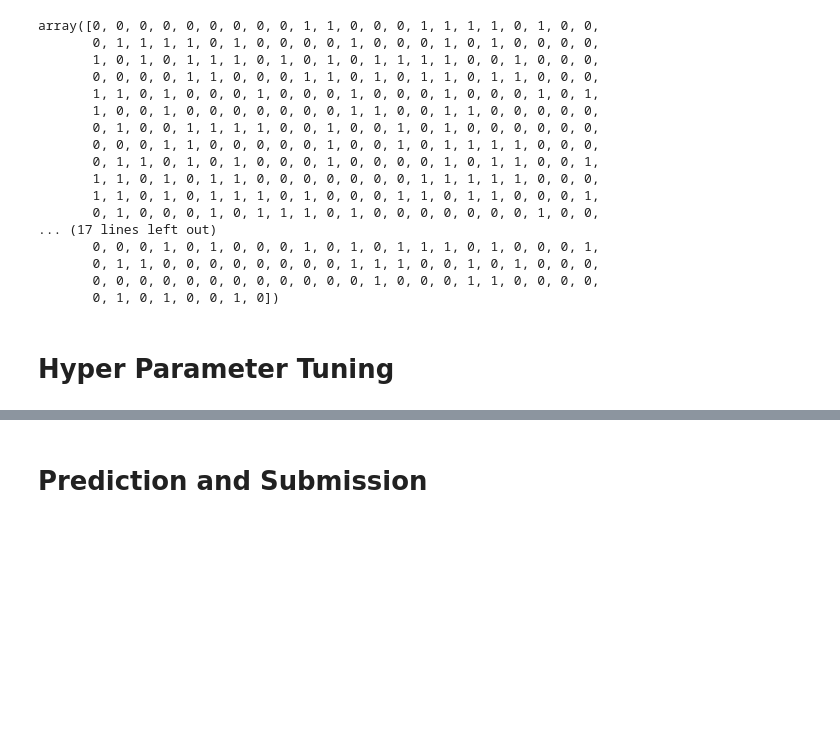
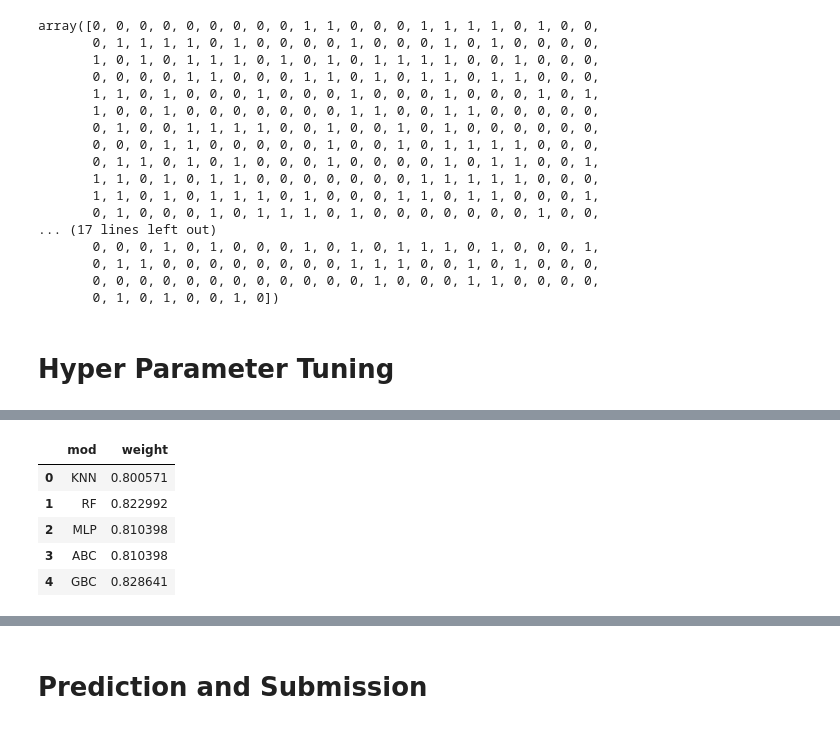
Before and after one commit to snajeebz/Titanic-Kaggle-Competition, a Jupyter notebook: titanic-feature-engineering-clustering.ipynb, the cells around one changed output, grey strips where cells are left out. Cells and saved outputs as stored; diff of their text form; code cells hidden in the pictures; blank space fills up the shorter version.

```diff
--- a/titanic-feature-engineering-clustering.ipynb
+++ b/titanic-feature-engineering-clustering.ipynb
@@ -403,6 +403,15 @@ abc=w['weight'][w['mod']=='ABC'].item()
 gbc=w['weight'][w['mod']=='GBC'].item()
 mlp=w['weight'][w['mod']=='MLP'].item()
 wmx=w['weight'].max()
+# %%
+w
+# %% [output]
+|  | mod | weight |
+| 0 | KNN | 0.800571 |
+| 1 | RF | 0.822992 |
+| 2 | MLP | 0.810398 |
+| 3 | ABC | 0.810398 |
+| 4 | GBC | 0.828641 |
 # %%
 wmx
 # %% [output]
```
Also changed, not shown: parts of 7 cells of this notebook.
